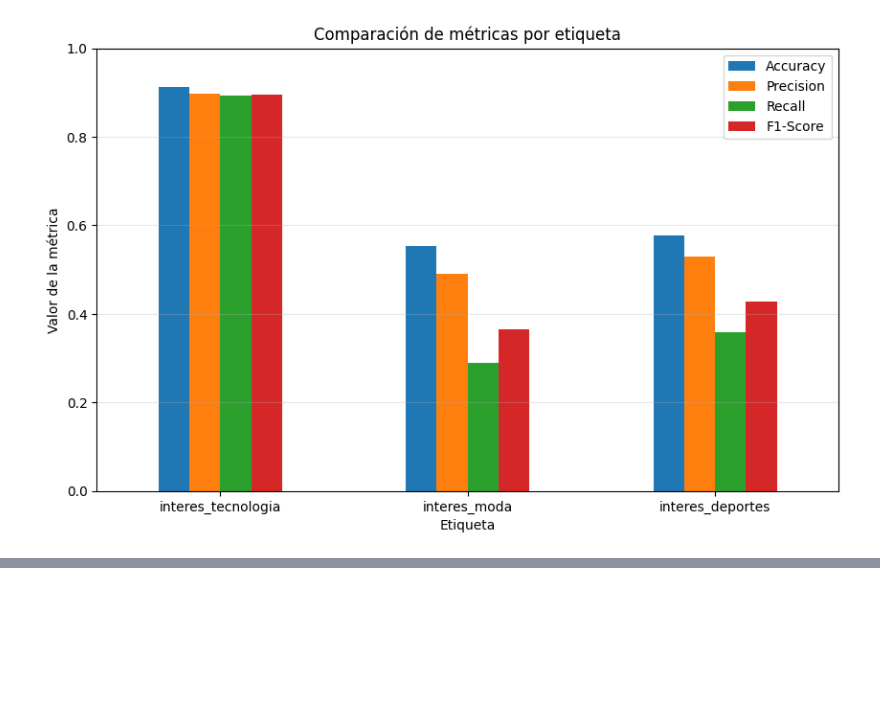
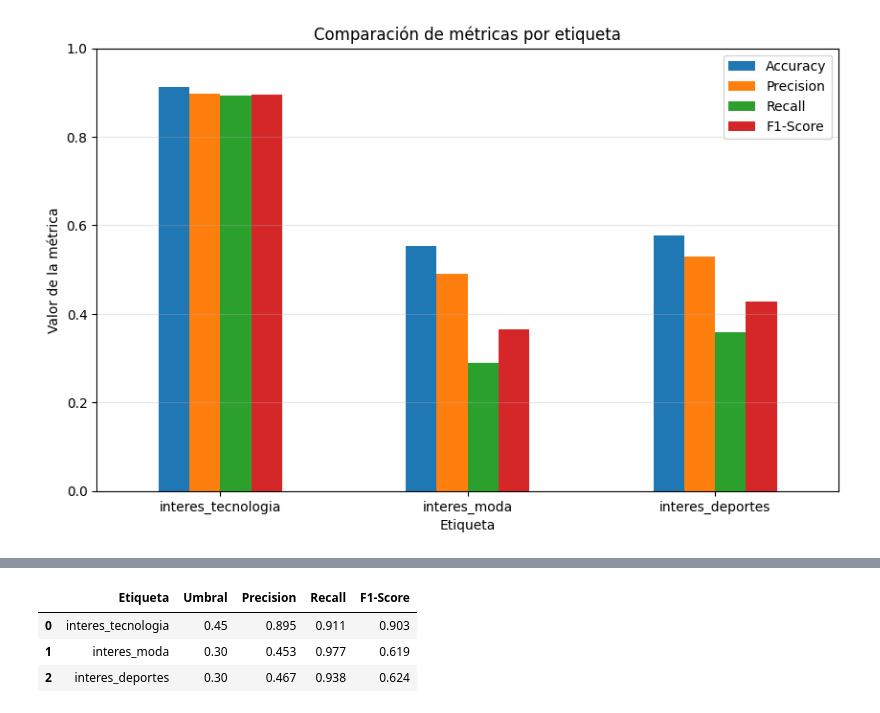
Before and after one commit to Benja-Diaz/EP1-Deep-Learning, a Jupyter notebook: Evaluacion_Parcial_1_Deep_Learning.ipynb, the cells around one changed output, grey strips where cells are left out. Cells and saved outputs as stored; diff of their text form; code cells hidden in the pictures; blank space fills up the shorter version.

```diff
--- a/Evaluacion_Parcial_1_Deep_Learning.ipynb
+++ b/Evaluacion_Parcial_1_Deep_Learning.ipynb
@@ -3107,0 +3218,9 @@ plt.show()
+# %%
+history_final = modelo_final.fit(
+    X_train_final,
+    y_train,
+    validation_data=(X_val_final, y_val),
+    epochs=50,
+    batch_size=16,
+    verbose=1
+)
@@ -3107,0 +3448,38 @@ plt.show()
+# %%
+resultados_opt_final = []
+
+for i, etiqueta in enumerate(columnas_y):
+
+    resultados_opt_final.append({
+        'Etiqueta': etiqueta,
+        'Umbral': dict_umbrales_final[etiqueta],
+
+        'Precision': precision_score(
+            y_val.iloc[:, i],
+            y_val_pred_final_opt[:, i],
+            zero_division=0
+        ),
+
+        'Recall': recall_score(
+            y_val.iloc[:, i],
+            y_val_pred_final_opt[:, i],
+            zero_division=0
+        ),
+
+        'F1-Score': f1_score(
+            y_val.iloc[:, i],
+            y_val_pred_final_opt[:, i],
+            zero_division=0
+        )
+    })
+
+df_val_final_opt = pd.DataFrame(
+    resultados_opt_final
+)
+
+df_val_final_opt.round(3)
+# %% [output]
+|  | Etiqueta | Umbral | Precision | Recall | F1-Score |
+| 0 | interes_tecnologia | 0.45 | 0.895 | 0.911 | 0.903 |
+| 1 | interes_moda | 0.30 | 0.453 | 0.977 | 0.619 |
+| 2 | interes_deportes | 0.30 | 0.467 | 0.938 | 0.624 |
```
Also changed, not shown: parts of 11 cells of this notebook.
